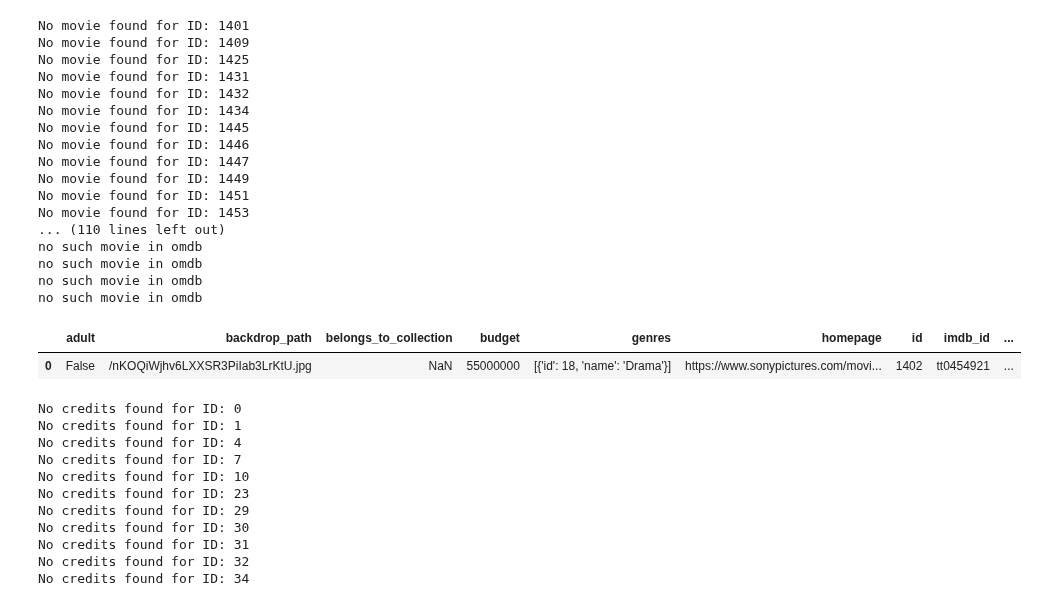
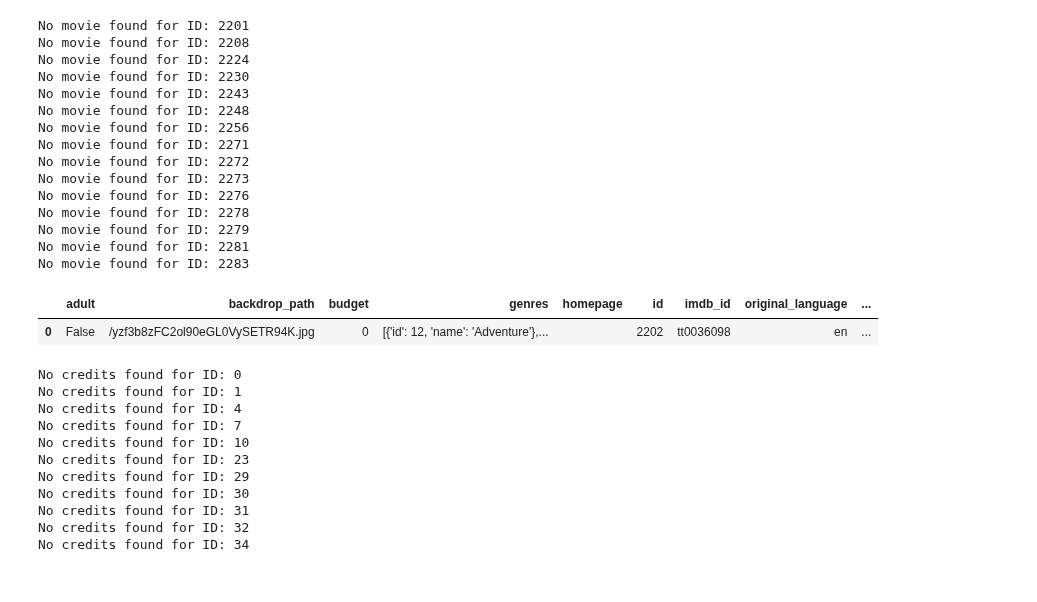
Before and after one commit to olgazju/ml_camp_2023, a Jupyter notebook: midterm project/scrap_data.ipynb, the cells around one changed output. Saved outputs shown, nothing was run; the diff lists cells and outputs as text; code cells hidden in the pictures.

```diff
--- a/midterm project/scrap_data.ipynb
+++ b/midterm project/scrap_data.ipynb
@@ -80,8 +80,8 @@ def fetch_all_movies(start_id, last_id):
                 omdb_json = get_movie_from_omdb(movie["imdb_id"])
                 #print(omdb_json)
                 merged = {**movie, **omdb_json}
-            except:
-                print("no such movie in omdb")
+            except requests.exceptions.HTTPError as e:
+                print(f"OMDB Received response: {e.response.text}")
             all_movies.append(merged)
     return all_movies
 
@@ -95,34 +95,32 @@ def fetch_all_credits(start_id, last_id):
 # %%
 import pandas as pd
 #last_movie = get_latest_movie()['id']
-last_movie = 1600
-all_movies = fetch_all_movies(1401, last_movie)
+last_movie = 2300
+all_movies = fetch_all_movies(2201, last_movie)
 
 
 pd.set_option('display.max_columns', None)
 df = pd.json_normalize(all_movies)
 df.to_parquet(f"tmdb/movies_{last_movie}.parquet", compression='gzip')
 df.head(1)
 # %% [output]
-No movie found for ID: 1401
-No movie found for ID: 1409
-No movie found for ID: 1425
-No movie found for ID: 1431
-No movie found for ID: 1432
-No movie found for ID: 1434
-No movie found for ID: 1445
-No movie found for ID: 1446
-No movie found for ID: 1447
-No movie found for ID: 1449
-No movie found for ID: 1451
-No movie found for ID: 1453
-... (110 lines left out)
-no such movie in omdb
-no such movie in omdb
-no such movie in omdb
-no such movie in omdb
+No movie found for ID: 2201
+No movie found for ID: 2208
+No movie found for ID: 2224
+No movie found for ID: 2230
+No movie found for ID: 2243
+No movie found for ID: 2248
+No movie found for ID: 2256
+No movie found for ID: 2271
+No movie found for ID: 2272
+No movie found for ID: 2273
+No movie found for ID: 2276
+No movie found for ID: 2278
+No movie found for ID: 2279
+No movie found for ID: 2281
+No movie found for ID: 2283
-|  | adult | backdrop_path | belongs_to_collection | budget | genres | homepage | id | imdb_id | ... |
-| 0 | False | /nKOQiWjhv6LXXSR3PiIab3LrKtU.jpg | NaN | 55000000 | [{'id': 18, 'name': 'Drama'}] | https://www.sonypictures.com/movi... | 1402 | tt0454921 | ... |
+|  | adult | backdrop_path | budget | genres | homepage | id | imdb_id | original_language | ... |
+| 0 | False | /yzf3b8zFC2ol90eGL0VySETR94K.jpg | 0 | [{'id': 12, 'name': 'Adventure'},... |  | 2202 | tt0036098 | en | ... |
 # %%
 import pandas as pd
 #last_movie = get_latest_movie()['id']
```
Also changed, not shown: parts of 1 cell of this notebook, 1 other file.
